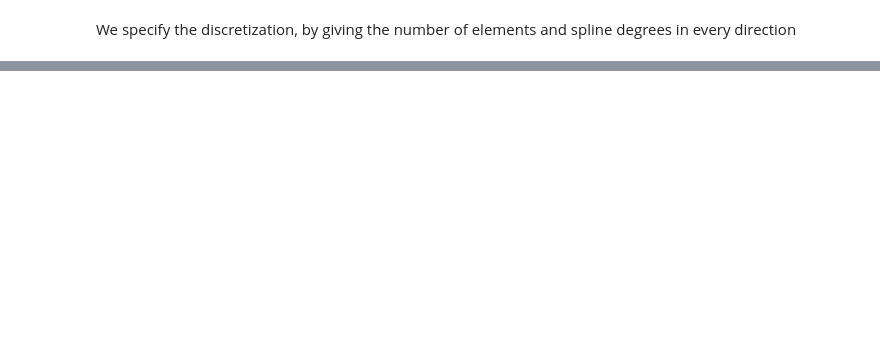
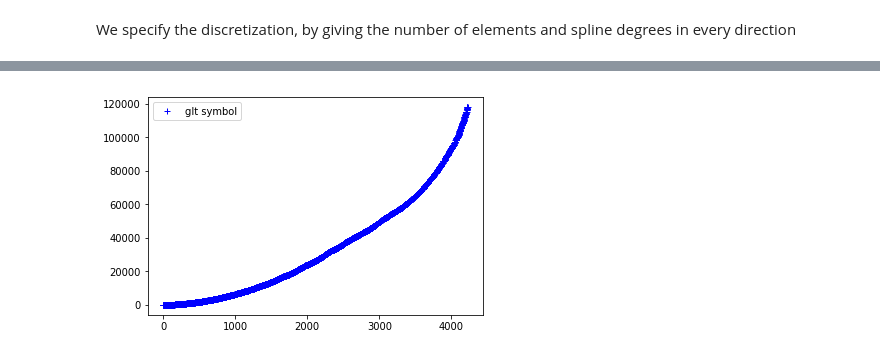
Before and after one commit to pyccel/GeLaTo, a Jupyter notebook: notebooks/tutorials/getting_started_6.ipynb, the cells around one changed output, grey strips where cells are left out. Saved outputs shown, nothing was run; the diff lists cells and outputs as text; code cells hidden in the pictures; blank space fills up the shorter version.

```diff
--- a/notebooks/tutorials/getting_started_6.ipynb
+++ b/notebooks/tutorials/getting_started_6.ipynb
@@ -113,5 +70,5 @@ mapping = Mapping(geometry=geometry)
 We specify the discretization, by giving the number of elements and spline degrees in every direction
 # %%
 # ... define a discretization
-discretization = {"n_elements": [32,32], "degrees": [2,2]}
+discretization = {"n_elements": [64,64], "degrees": [3,3]}
 # ...
@@ -159,0 +159,24 @@ plt.legend(loc=2);
+# %%
+from glt.expression import glt_approximate_eigenvalues
+t_a = glt_approximate_eigenvalues(expr_a, discretization)
+t_c = glt_approximate_eigenvalues(expr_c, discretization)
+t = t_a / t_c
+
+t.sort()
+plt.plot(t, "+b", label="glt symbol")
+# ...
+
+if with_matrix:
+    # ...
+    from scipy.linalg import eig
+    A = form_a.matrix.get().todense()
+    C = form_c.matrix.get().todense()
+    w, v = eig(A, C)
+    wr = w.real
+    wr.sort()
+    plt.plot(wr, "xr", label="eigenvalues")
+    # ...
+# ...
+plt.legend(loc=2);
+# %% [output]
+[figure, added]
```
Also changed, not shown: parts of 14 cells of this notebook, 1 other file.
